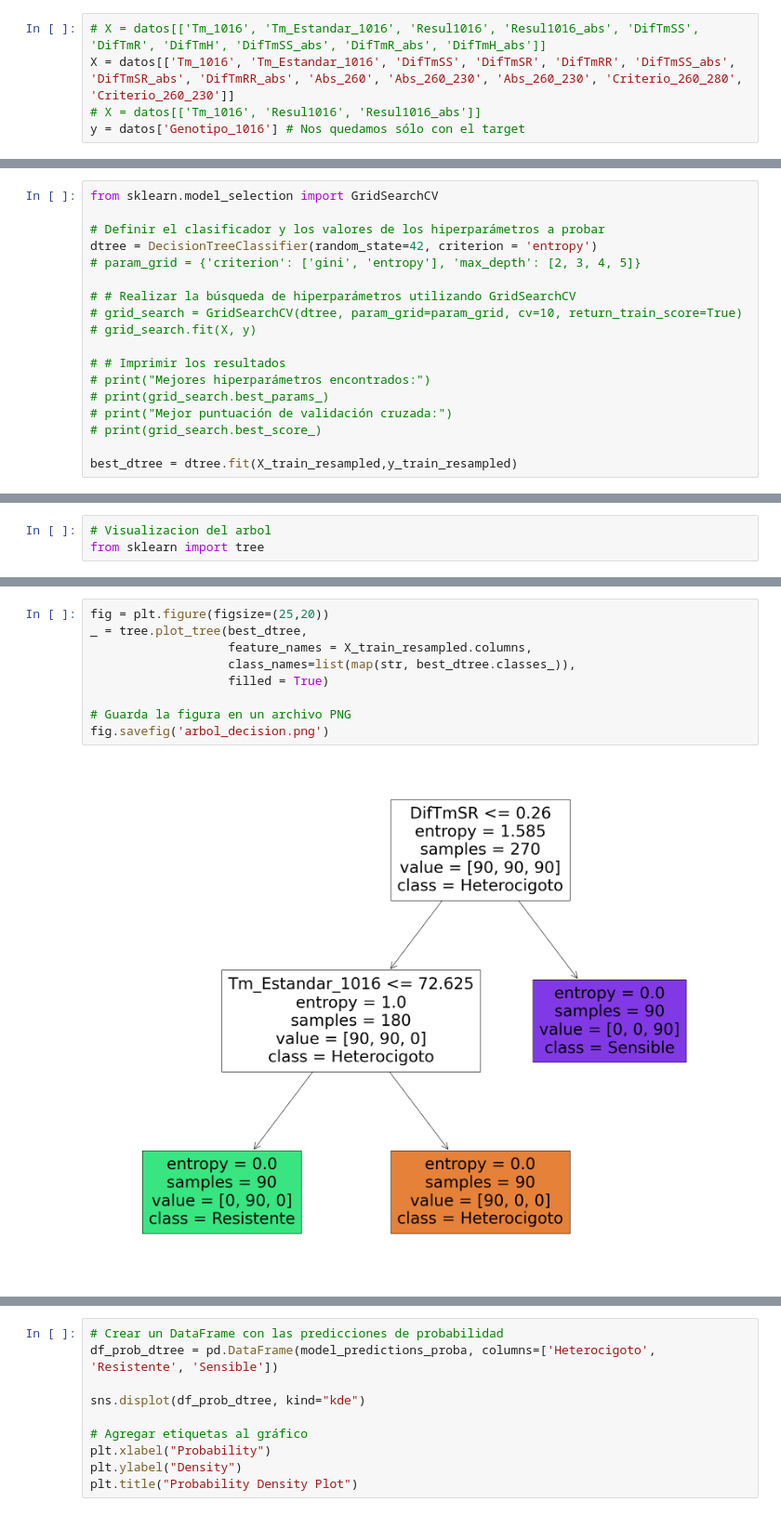
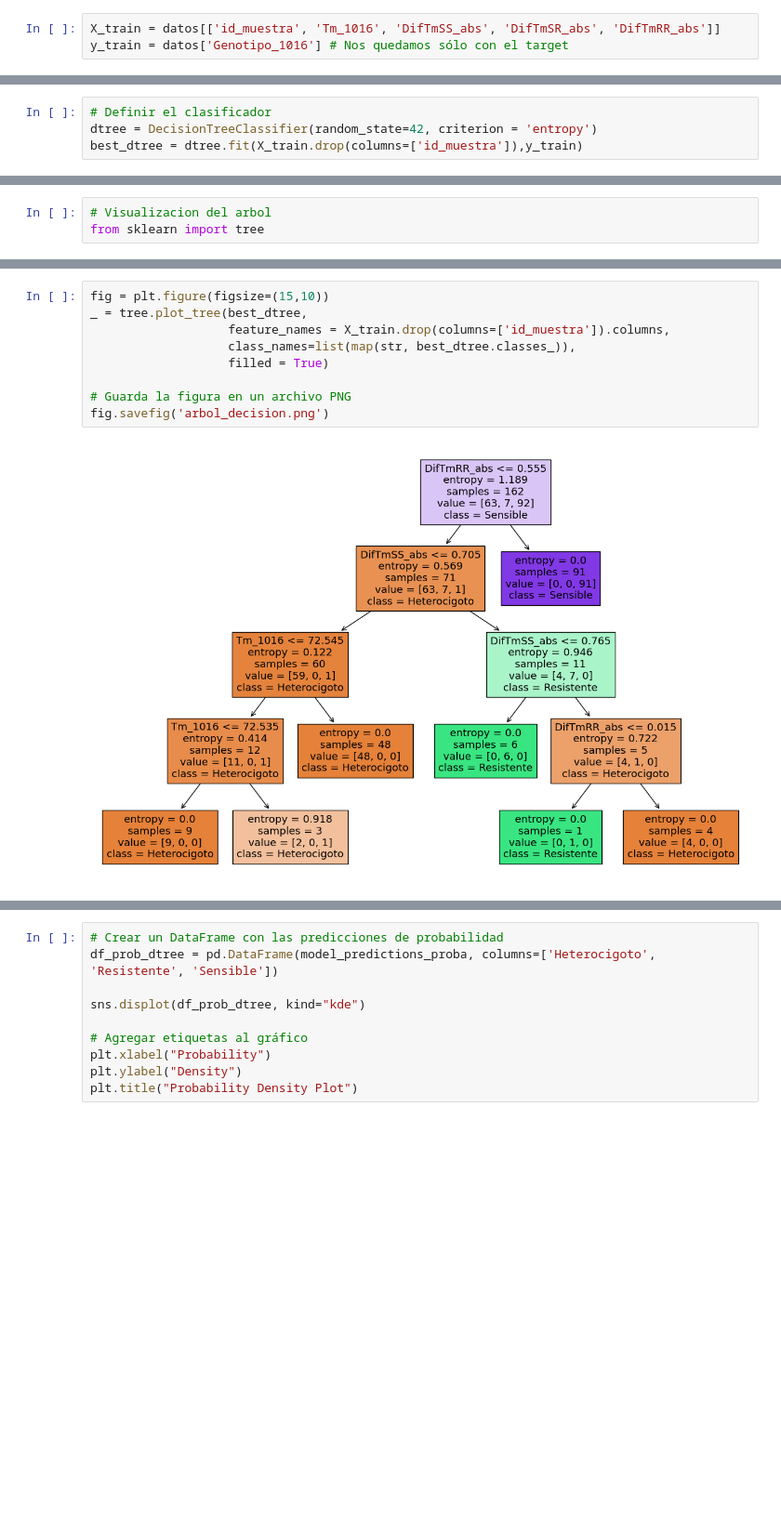
Before and after one commit to gonzalohdominguez/ML-KDR-Genotyping, a Jupyter notebook: 1016_model.ipynb, the cells around one changed output, grey strips where cells are left out. Shown: that part at 93% size. Drawn from its saved outputs; the diff is of its cells as text; blank space fills up the shorter version.

```diff
--- a/1016_model.ipynb
+++ b/1016_model.ipynb
@@ -86,5 +170,3 @@ base_test
 # %%
-# X = datos[['Tm_1016', 'Tm_Estandar_1016', 'Resul1016', 'Resul1016_abs', 'DifTmSS', 'DifTmR', 'DifTmH', 'DifTmSS_abs', 'DifTmR_abs', 'DifTmH_abs']]
-X = datos[['Tm_1016', 'Tm_Estandar_1016', 'DifTmSS', 'DifTmSR', 'DifTmRR', 'DifTmSS_abs', 'DifTmSR_abs', 'DifTmRR_abs', 'Abs_260', 'Abs_260_230', 'Abs_260_230', 'Criterio_260_280', 'Criterio_260_230']]
-# X = datos[['Tm_1016', 'Resul1016', 'Resul1016_abs']]
-y = datos['Genotipo_1016'] # Nos quedamos sólo con el target
+X_train = datos[['id_muestra', 'Tm_1016', 'DifTmSS_abs', 'DifTmSR_abs', 'DifTmRR_abs']]
+y_train = datos['Genotipo_1016'] # Nos quedamos sólo con el target
@@ -148,20 +223,6 @@ plt.show()
 from sklearn.tree import DecisionTreeClassifier
 from sklearn.tree import export_text
 # %%
-from sklearn.model_selection import GridSearchCV
-
-# Definir el clasificador y los valores de los hiperparámetros a probar
+# Definir el clasificador
 dtree = DecisionTreeClassifier(random_state=42, criterion = 'entropy')
-# param_grid = {'criterion': ['gini', 'entropy'], 'max_depth': [2, 3, 4, 5]}
-
-# # Realizar la búsqueda de hiperparámetros utilizando GridSearchCV
-# grid_search = GridSearchCV(dtree, param_grid=param_grid, cv=10, return_train_score=True)
-# grid_search.fit(X, y)
-
-# # Imprimir los resultados
-# print("Mejores hiperparámetros encontrados:")
-# print(grid_search.best_params_)
-# print("Mejor puntuación de validación cruzada:")
-# print(grid_search.best_score_)
-
-best_dtree = dtree.fit(X_train_resampled,y_train_resampled)
+best_dtree = dtree.fit(X_train.drop(columns=['id_muestra']),y_train)
@@ -219,14 +289,14 @@ print(r)
 |   |--- class: Sensible
 # %%
-fig = plt.figure(figsize=(25,20))
+fig = plt.figure(figsize=(15,10))
 _ = tree.plot_tree(best_dtree,
-                   feature_names = X_train_resampled.columns,
+                   feature_names = X_train.drop(columns=['id_muestra']).columns,
                    class_names=list(map(str, best_dtree.classes_)),
                    filled = True)
 
 # Guarda la figura en un archivo PNG
 fig.savefig('arbol_decision.png')
 # %% [output]
-[figure, old version]
+[figure, new version]
 # %%
 # Prediccion y evaluacion
```
Also changed, not shown: parts of 64 cells of this notebook, 1 other file.
